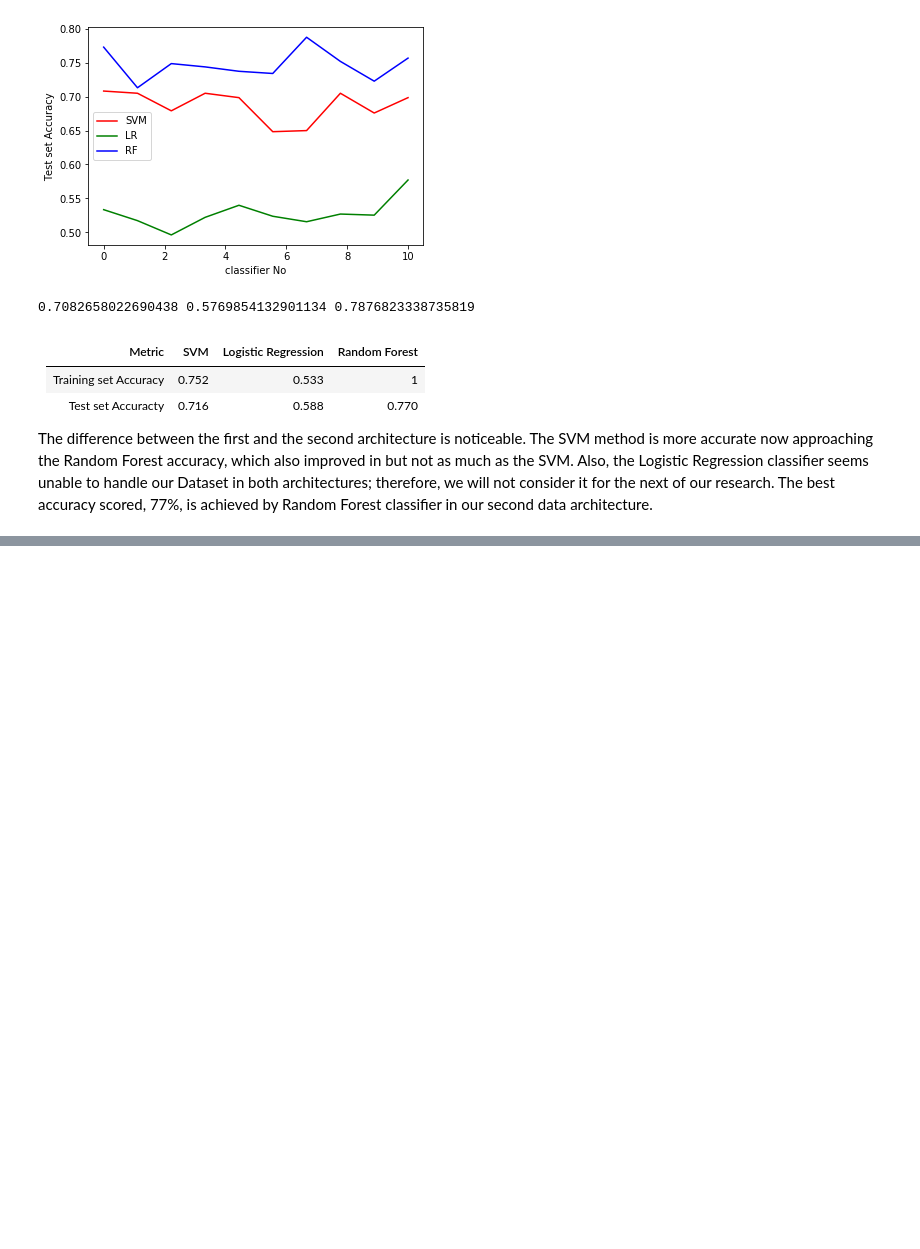
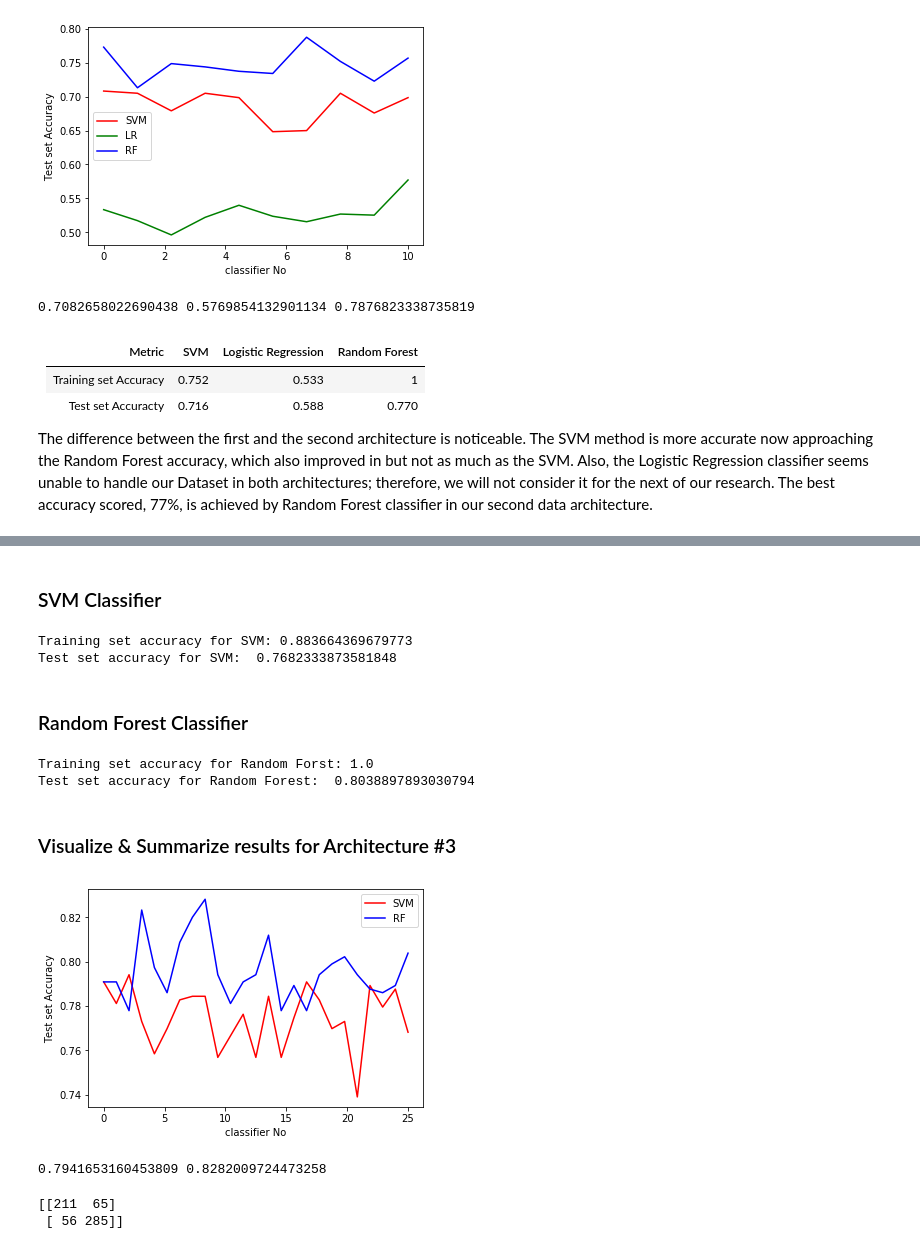
Before and after one commit to kitsiosk/thesis-attention, a Jupyter notebook: head_pose_multiple.ipynb, the cells around one changed output, grey strips where cells are left out. Saved outputs shown, nothing was run; the diff lists cells and outputs as text; code cells hidden in the pictures; blank space fills up the shorter version.

```diff
--- a/head_pose_multiple.ipynb
+++ b/head_pose_multiple.ipynb
@@ -446,0 +487,65 @@ The SVM  method is more accurate now approaching the Random Forest accuracy, whi
+# %%
+# Number of classifiers to train in order to summarize the results
+NUM_OF_CLASSIFIERS = 25
+Y_SVM3, Y_LR3, Y_RF3 = np.zeros((NUM_OF_CLASSIFIERS)), np.zeros((NUM_OF_CLASSIFIERS)), np.zeros((NUM_OF_CLASSIFIERS))
+# %% [markdown]
+### SVM Classifier
+# %%
+from sklearn import svm
+
+for i in range(NUM_OF_CLASSIFIERS):
+    # Try a different train/test split each time
+    X3_train, X3_test, y3_train, y3_test = train_test_split(X3_scaled, y, test_size=0.2)
+
+    svm_classifier3 = svm.SVC(C=100, kernel='rbf', gamma='auto')
+    svm_classifier3.fit(X3_train, y3_train)
+    y3_pred_svm = svm_classifier3.predict(X3_test)
+    Y_SVM3[i] = metrics.accuracy_score(y3_test, y3_pred_svm)
+
+# Print the last result
+print('Training set accuracy for SVM:', svm_classifier3.score(X3_train, y3_train))
+print('Test set accuracy for SVM: ', metrics.accuracy_score(y3_test, y3_pred_svm))
+# %% [output]
+Training set accuracy for SVM: 0.883664369679773
+Test set accuracy for SVM:  0.7682333873581848
+# %% [markdown]
+### Random Forest Classifier
+# %%
+from sklearn.ensemble import RandomForestClassifier
+
+for i in range(NUM_OF_CLASSIFIERS):
+    # Try a different train/test split each time
+    X3_train, X3_test, y3_train, y3_test = train_test_split(X3_scaled, y, test_size=0.2)
+
+    rf_classifier3 = RandomForestClassifier(n_estimators=100, random_state=1)
+    rf_classifier3.fit(X3_train, y3_train)
+    y3_pred_rf = rf_classifier3.predict(X3_test)
+    Y_RF3[i] = metrics.accuracy_score(y3_test, y3_pred_rf)
+
+print('Training set accuracy for Random Forst:', rf_classifier3.score(X3_train, y3_train))
+print('Test set accuracy for Random Forest: ', metrics.accuracy_score(y3_test, y3_pred_rf))
+# %% [output]
+Training set accuracy for Random Forst: 1.0
+Test set accuracy for Random Forest:  0.8038897893030794
+# %% [markdown]
+### Visualize & Summarize results for Architecture #3
+# %%
+import matplotlib.pyplot as plt
+
+t = np.linspace(0, NUM_OF_CLASSIFIERS, NUM_OF_CLASSIFIERS)
+plt.plot(t, Y_SVM3, 'r')
+plt.plot(t, Y_RF3, 'b')
+plt.xlabel('classifier No')
+plt.ylabel('Test set Accuracy')
+plt.legend(('SVM', 'RF'))
+
+plt.show()
+print(Y_SVM3.max(axis=0), Y_RF3.max(axis=0))
+# %% [output]
+[figure, added]
+0.7941653160453809 0.8282009724473258
+# %%
+print(metrics.confusion_matrix(y3_test, y3_pred_rf))
+# %% [output]
+[[211  65]
+ [ 56 285]]
```
Also changed, not shown: parts of 9 cells of this notebook.
